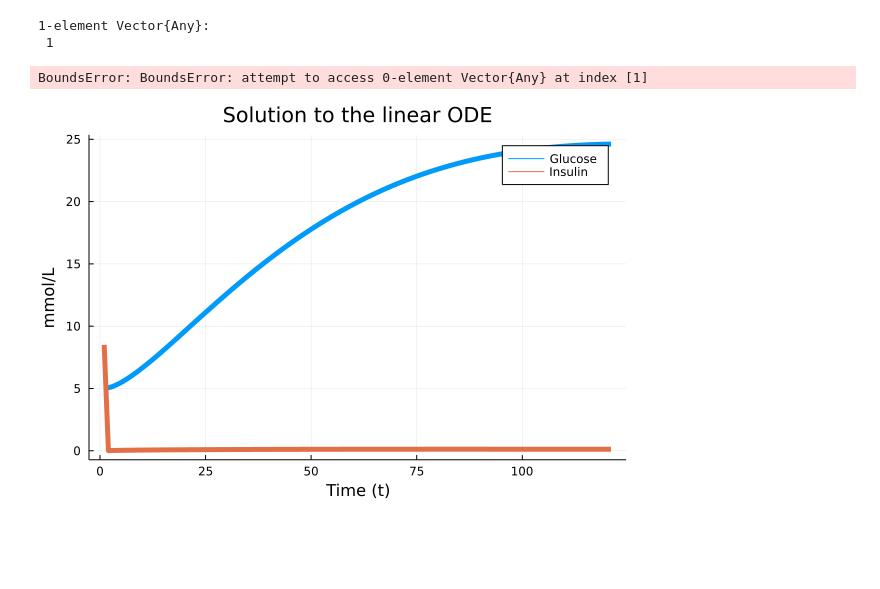
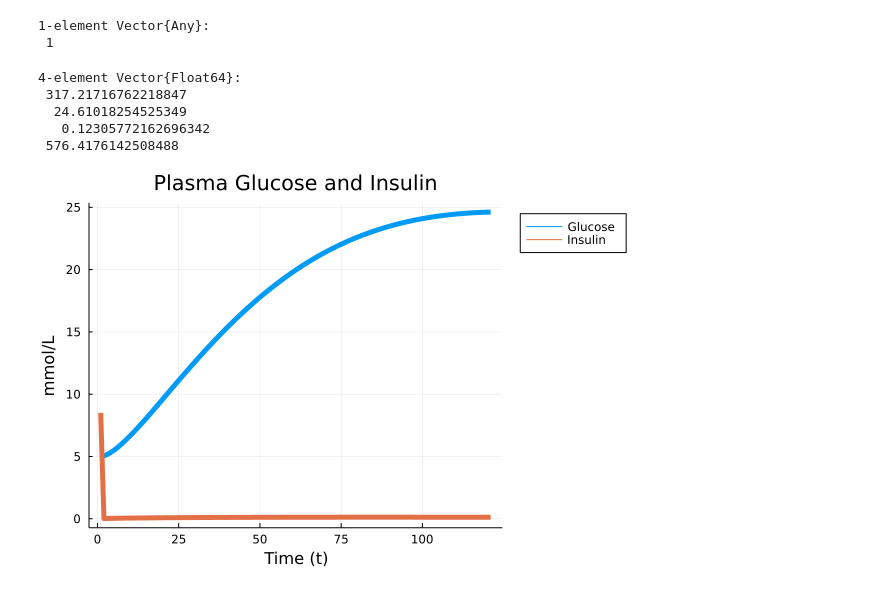
Before and after one commit to PhobosX15/Digital-Twins-Bachelor-Thesis, a Jupyter notebook: Model_notebook.ipynb, the cells around one changed output. Cells and saved outputs as stored; diff of their text form; code cells hidden in the pictures; blank space fills up the shorter version.

```diff
--- a/Model_notebook.ipynb
+++ b/Model_notebook.ipynb
@@ -161,29 +161,41 @@ push!(t_saved,1)
  1
 # %%
 u0=[0,5.0,8.5,0]
-a= collect(0:120)
+a= collect(0:119)
 t=0
-t_saved=[]
-Gpl_saved=[]
+t_saved=[0]
+Gpl_saved=[5.0]
+Insulin_saved=[8.5]
+sol=[]
+final_sol=[]
 while t in a
     tspan=(t, t+1)
 
     prob = ODEProblem(differentialequations,u0,tspan,param)
-    sol=solve(prob)
+    sol=solve(prob, Tsit5())
+    t=t+1
     push!(t_saved,t)
     push!(Gpl_saved, last(sol[2,:]))
+    push!(Insulin_saved,last(sol[3,:]))
     u0=last(sol)
-    t=t+1
+
+
 end
-# %% [output]
-BoundsError: BoundsError: attempt to access 0-element Vector{Any} at index [1]
+# %%
+sol[1]
+# %% [output]
+4-element Vector{Float64}:
+ 317.21716762218847
+  24.61018254525349
+   0.12305772162696342
+ 576.4176142508488
 # %%
 glu=sol[2,:]
 ins= sol[3,:]
 using Plots
-plot(glu,linewidth=5,title="Solution to the linear ODE",
-xaxis="Time (t)",yaxis="mmol/L",label="Glucose") # legend=false
-plot!(ins,linewidth=5,title="Solution to the linear ODE",
+plot(Gpl_saved,linewidth=5,title="Solution to the linear ODE",
+xaxis="Time (t)",yaxis="mmol/L",label="Glucose", legend= :outertopright)
+plot!(Insulin_saved,linewidth=5,title="Plasma Glucose and Insulin",
 xaxis="Time (t)",yaxis="mmol/L",label="Insulin")
 # %% [output]
-[figure, old version]
+[figure, new version]
```
Also changed, not shown: parts of 3 cells of this notebook.
